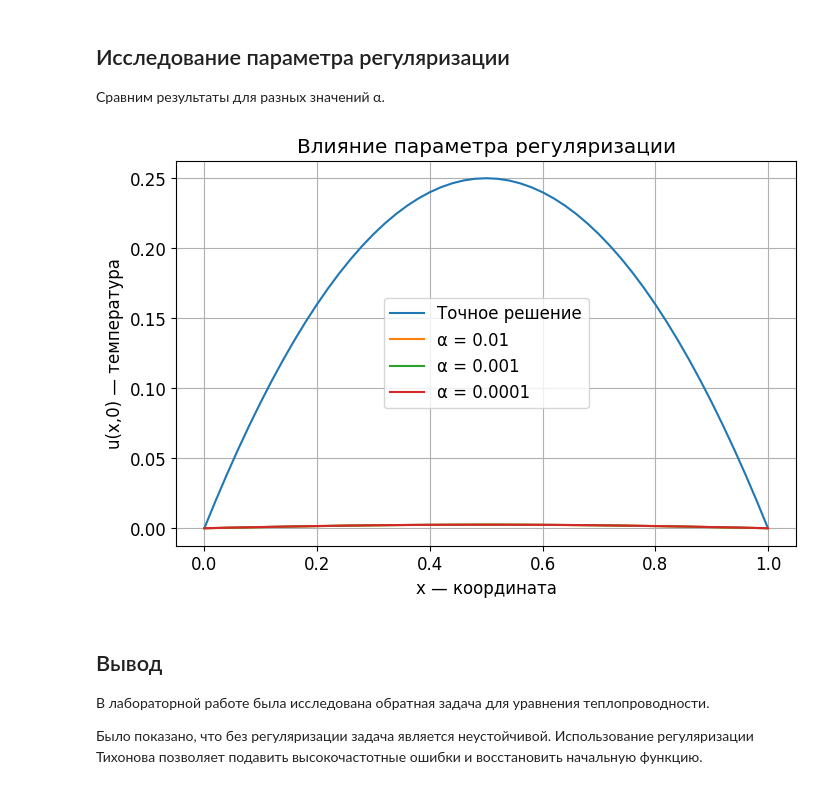
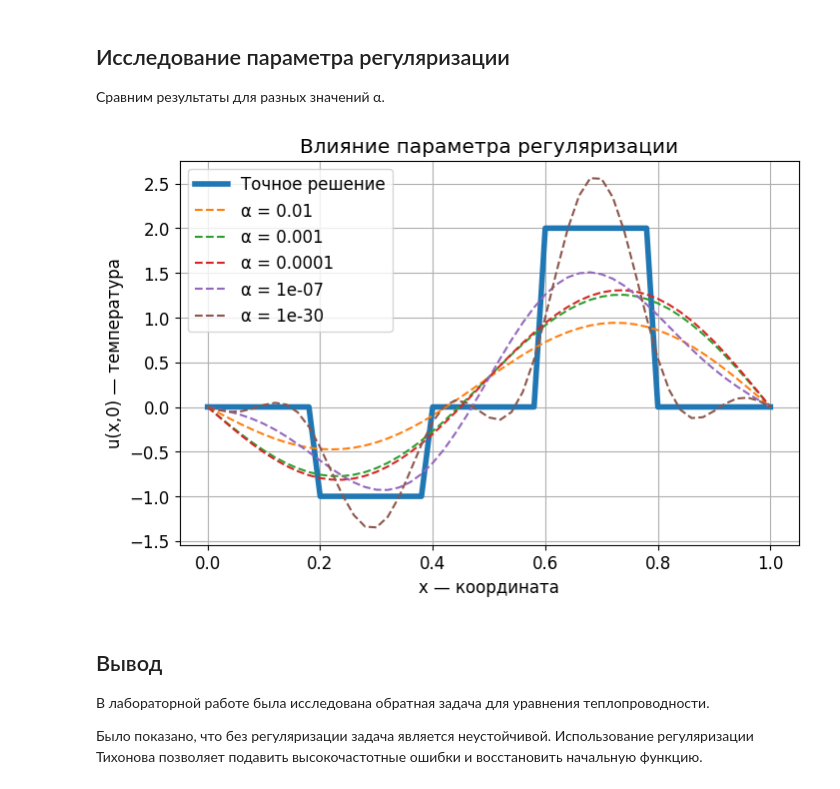
Before and after one commit to choujii/Reverse-tasks, a Jupyter notebook: lab5/LR_5.ipynb, the cells around one changed output. Drawn from its saved outputs; the diff is of its cells as text; code cells hidden in the pictures.

```diff
--- a/lab5/LR_5.ipynb
+++ b/lab5/LR_5.ipynb
@@ -135,7 +132,8 @@ x = np.linspace(0, l, Nx+1)
 # %%
 # функция начального распределения температуры
 def initial_function(x):
-    return x*(1-x)
+    return -1 * ((x >= 0.2) & (x < 0.4)) + 2 * ((x >= 0.6) & (x < 0.8))
+    #return x*(1-x)
 
 # создаём массив для хранения решения
 # строки — время
@@ -209,7 +219,8 @@ alpha = 1e-3
 
 # вычисление коэффициентов
 # формула переписана в устойчивом виде
-c = d / (np.exp(-lam*a**2*T) + alpha*np.exp(lam*a**2*T))
+c = d * np.exp(lam*a**2*T) / (1 + alpha*np.exp(2*lam*a**2*T))
+c[np.isnan(c)] = 0
 # %% [markdown]
 ## Восстановление начальной функции
 # %%
@@ -239,30 +260,31 @@ plt.show()
 ## Исследование параметра регуляризации
 Сравним результаты для разных значений α.
 # %%
-alphas = [1e-2, 1e-3, 1e-4]
+alphas = [1e-2, 1e-3, 1e-4, 1e-7, 1e-30]
 
 plt.figure()
 
-plt.plot(x, initial_function(x), label='Точное решение')
+plt.plot(x, initial_function(x), label='Точное решение', linewidth=4)
 
 for alpha in alphas:
 
-    c = d / (np.exp(-lam*a**2*T) + alpha*np.exp(lam*a**2*T))
+    c = d * np.exp(lam*a**2*T) / (1 + alpha*np.exp(2*lam*a**2*T))
+    c[np.isnan(c)] = 0
 
     u0_tmp = np.zeros(Nx+1)
-    u0_tmp[1:-1] = idst(c, type=1)/(2*(Nx))
+    u0_tmp[1:-1] = idst(c, type=1)
 
-    plt.plot(x, u0_tmp, label=f'α = {alpha}')
+    plt.plot(x, u0_tmp, '--', label=f'α = {alpha}')
 
 plt.title("Влияние параметра регуляризации")
 plt.xlabel("x — координата")
 plt.ylabel("u(x,0) — температура")
 
 plt.legend()
 plt.grid()
 plt.show()
 # %% [output]
-[figure, old version]
+[figure, new version]
 # %% [markdown]
 ## Вывод
 В лабораторной работе была исследована обратная задача для уравнения теплопроводности.
```
Also changed, not shown: parts of 12 cells of this notebook.
